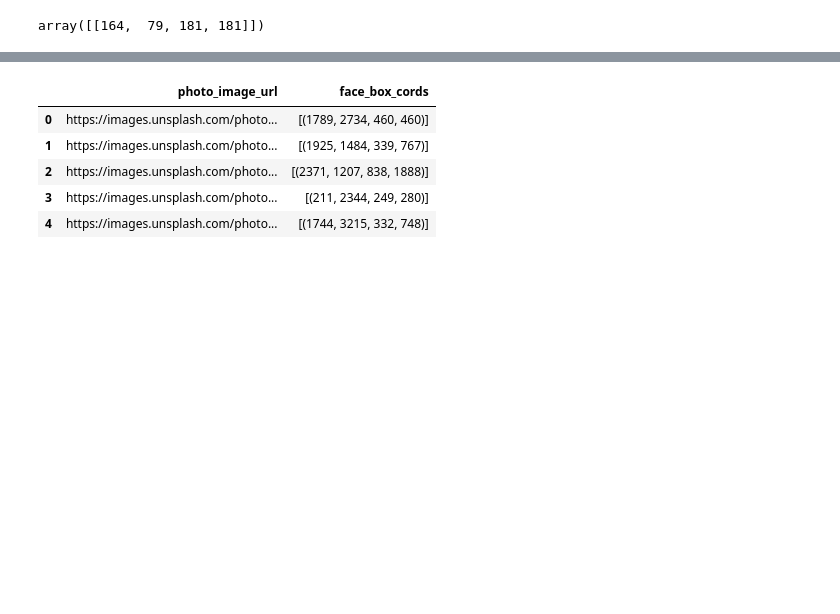
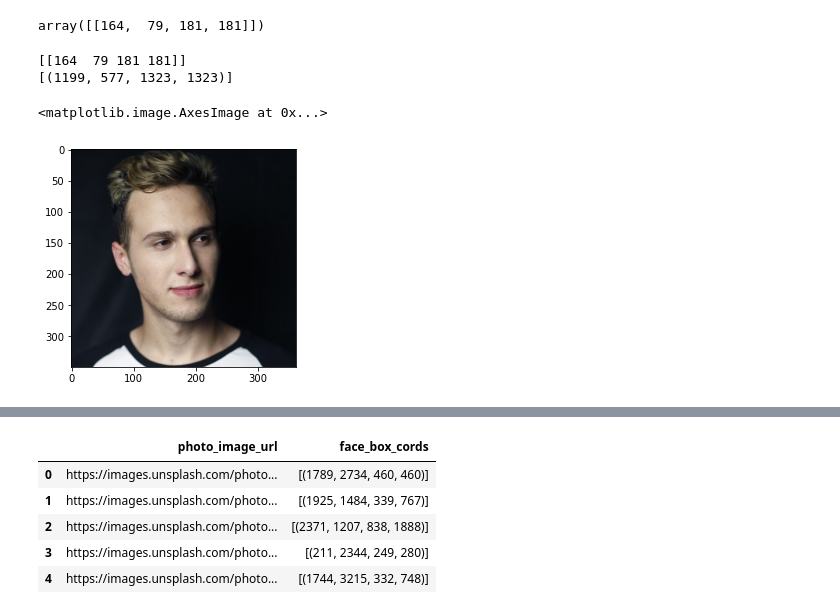
Before and after one commit to ramgendeploy/unsplash_faces, a Jupyter notebook: facebox_resize.ipynb, the cells around one changed output, grey strips where cells are left out. Cells and saved outputs as stored; diff of their text form; code cells hidden in the pictures; blank space fills up the shorter version.

```diff
--- a/facebox_resize.ipynb
+++ b/facebox_resize.ipynb
@@ -121,6 +121,29 @@ def recal_box(box_cords, old_shape, new_shape):
         recal_boxes.append((new_x, new_y, new_w, new_h))
 
     return recal_boxes
+
+def cropface(image, box, fill=.5, ratios=(1,1)):
+    shape = image.shape
+    if len(shape) > 2 :
+        h_img,w_img,c_img = shape
+    else:
+        h_img,w_img = shape
+
+    Ry, Rx = ratios
+    x,y,w,h = box
+
+
+    new_y,new_x = Ry*y, Rx*x
+    y_fill = max(0, new_y-h*fill)
+    x_fill = max(0, new_x-w*fill)
+
+    new_h, new_w = Ry*(h+y), Rx*(w+x)
+
+    h_fill = min(h_img, new_h+h*fill)
+    w_fill = min(w_img, new_w+w*fill)
+
+    return image[int(y_fill):int(h_fill),
+               int(x_fill):int(w_fill)]
 # %%
 csv_files=glob.glob('./face_box/*.csv')
 len(csv_files)
@@ -144,17 +167,27 @@ array([[164,  79, 181, 181]])
 # %%
 test_recal=pd.read_csv(csv_files[192])
 
 image_bytes_s = requests.get(test_recal['photo_image_url'][0])
 
 image_bytes_s = image_bytes_s.content
 image_stream_s = BytesIO(image_bytes_s)
 img_open_s = np.array(Image.open(image_stream_s))
 
-image_bytes = requests.get(test_f['photo_image_url'][0].split('?')[0])
+image_bytes = requests.get(test_recal['photo_image_url'][0].split('?')[0])
 image_bytes = image_bytes.content
 image_stream = BytesIO(image_bytes)
 img_open = np.array(Image.open(image_stream))
 
 og_shape=img_open_s.shape
 new_shape=img_open.shape
+
+print(parse_cords(test_recal['face_boxs'][0]))
+new_box=recal_box(parse_cords(test_recal['face_boxs'][0]),og_shape, new_shape)
+print(new_box)
+plt.imshow(cropface(img_open_s, parse_cords(test_recal['face_boxs'][0])[0]))
+# %% [output]
+[[164  79 181 181]]
+[(1199, 577, 1323, 1323)]
+<matplotlib.image.AxesImage at 0x...>
+[figure, added]
 # %%
```
Also changed, not shown: parts of 3 cells of this notebook, 1 other file.
